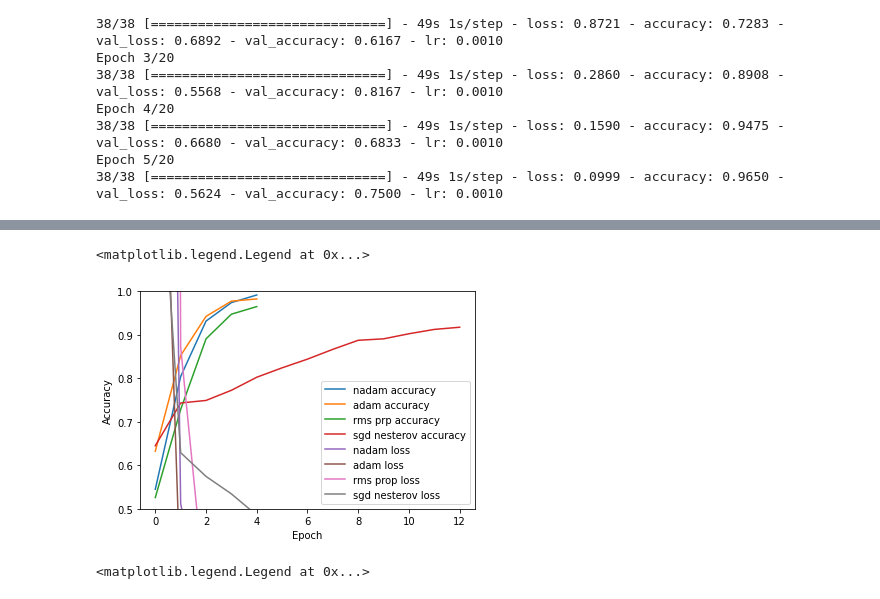
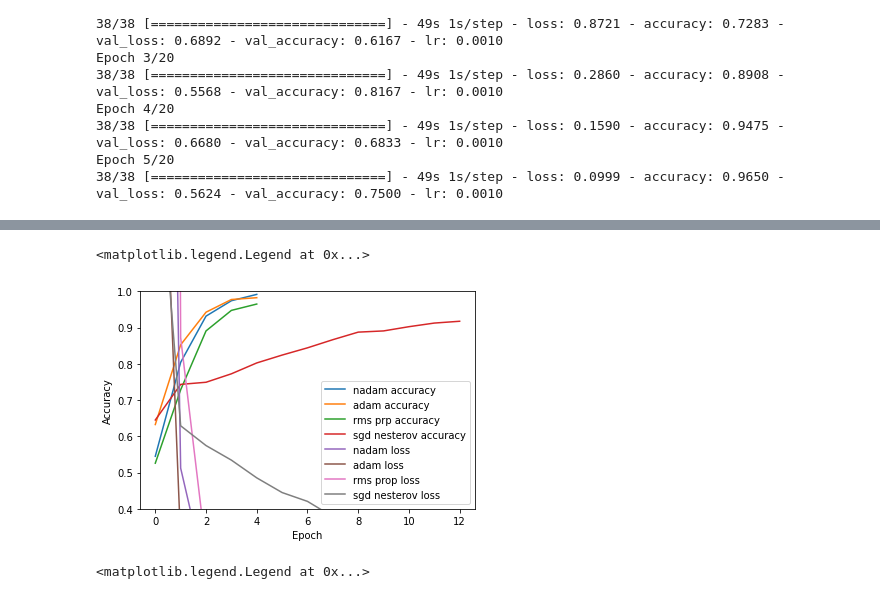
Before and after one commit to DipeshChothwe/Image-classification-Jeans-and-Trousers, a Jupyter notebook: Assignment4_image_classification_optimisers.ipynb, the cells around one changed output, grey strips where cells are left out. Drawn from its saved outputs; the diff is of its cells as text; code cells hidden in the pictures.

```diff
--- a/Assignment4_image_classification_optimisers.ipynb
+++ b/Assignment4_image_classification_optimisers.ipynb
@@ -381,21 +353,21 @@ train accuracy: 0.9549999833106995
 # %%
 plt.plot(nadam_score['accuracy'], label='nadam accuracy')
 plt.plot(adam_score['accuracy'], label='adam accuracy')
 plt.plot(rms_prop_score['accuracy'], label='rms prp accuracy')
 plt.plot(sgd_nesterov_score['accuracy'], label='sgd nesterov accuracy')
 
 plt.plot(nadam_score['loss'], label='nadam loss')
 plt.plot(adam_score['loss'], label='adam loss')
 plt.plot(rms_prop_score['loss'], label='rms prop loss')
 plt.plot(sgd_nesterov_score['loss'], label='sgd nesterov loss')
 
 plt.xlabel('Epoch')
 plt.ylabel('Accuracy')
-plt.ylim([0.5, 1])
+plt.ylim([0.4, 1])
 plt.legend(loc='lower right')
 # %% [output]
 <matplotlib.legend.Legend at 0x...>
-[figure, old version]
+[figure, new version]
 # %%
 plt.plot(nadam_score['val_accuracy'], label = 'nadam val_accuracy')
 plt.plot(adam_score['val_accuracy'], label = 'adam val_accuracy')
```
Also changed, not shown: parts of 4 cells of this notebook.
